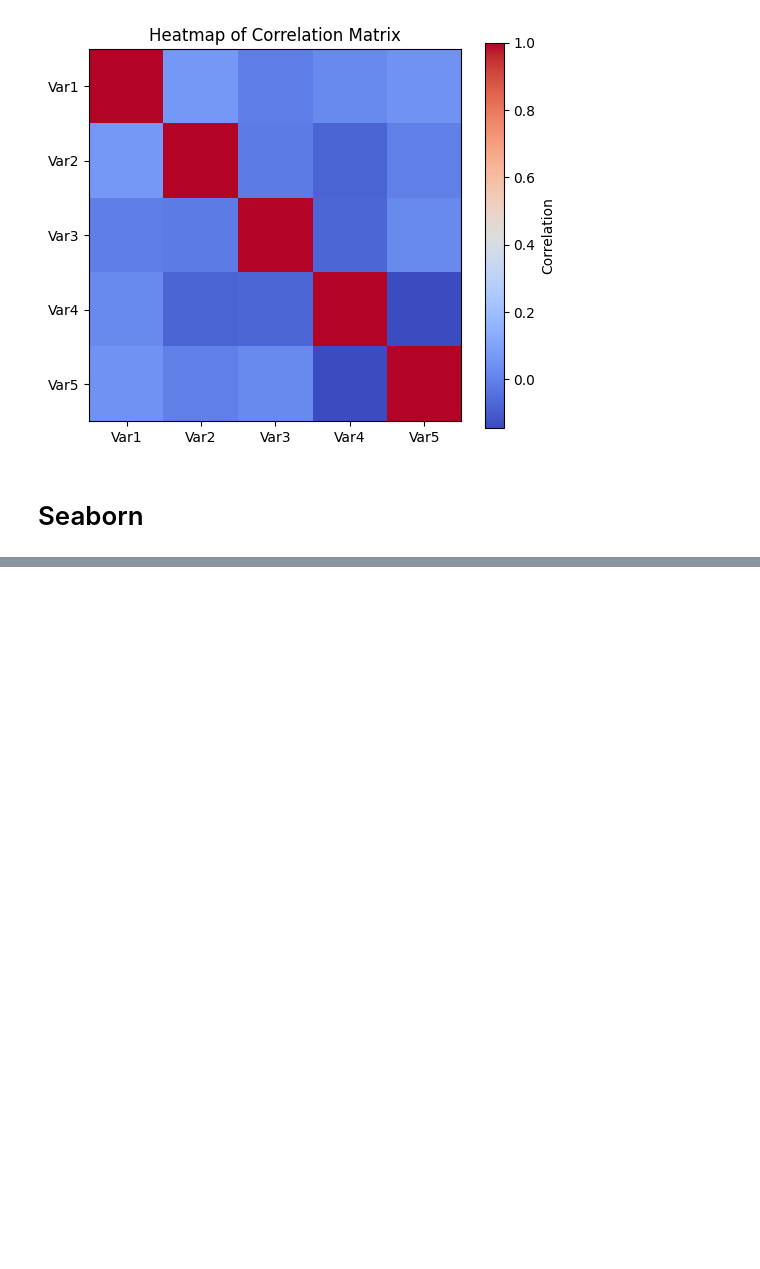
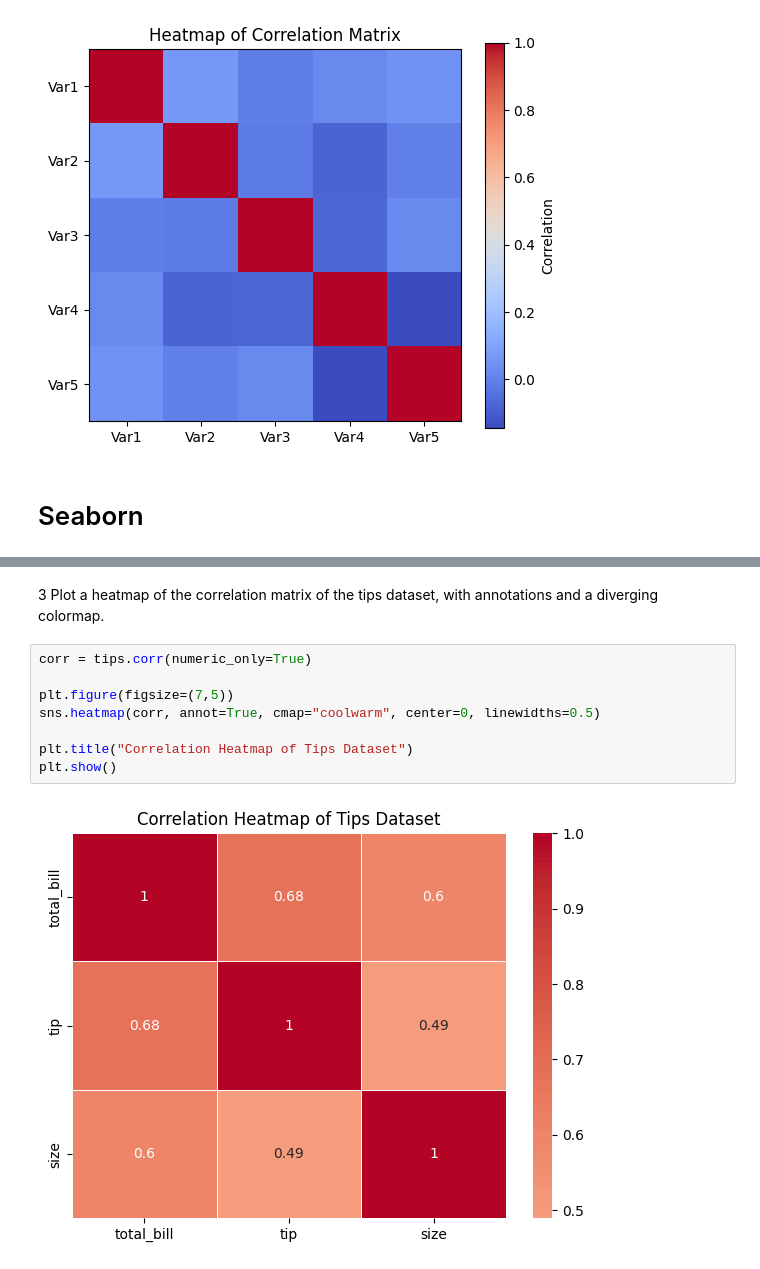
Before and after one commit to thenamakop/Python-Desktop, a Jupyter notebook: class/DA/Assignment/pandas_and_matplotlib.ipynb, the cells around one changed output, grey strips where cells are left out. Cells and saved outputs as stored; diff of their text form; blank space fills up the shorter version.

```diff
--- a/class/DA/Assignment/pandas_and_matplotlib.ipynb
+++ b/class/DA/Assignment/pandas_and_matplotlib.ipynb
@@ -428,0 +457,12 @@ plt.show()
+# %% [markdown]
+3 Plot a heatmap of the correlation matrix of the tips dataset, with annotations and a diverging colormap.
+# %%
+corr = tips.corr(numeric_only=True)
+
+plt.figure(figsize=(7,5))
+sns.heatmap(corr, annot=True, cmap="coolwarm", center=0, linewidths=0.5)
+
+plt.title("Correlation Heatmap of Tips Dataset")
+plt.show()
+# %% [output]
+[figure, added]
```
Also changed, not shown: parts of 19 cells of this notebook.
